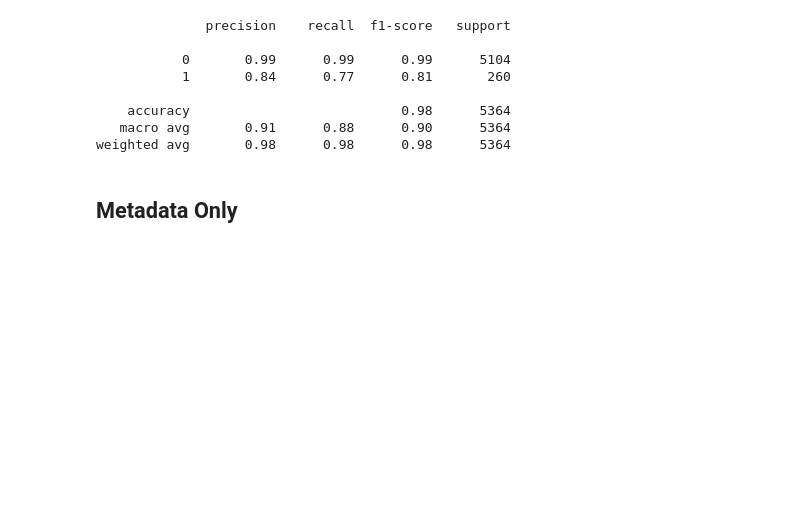
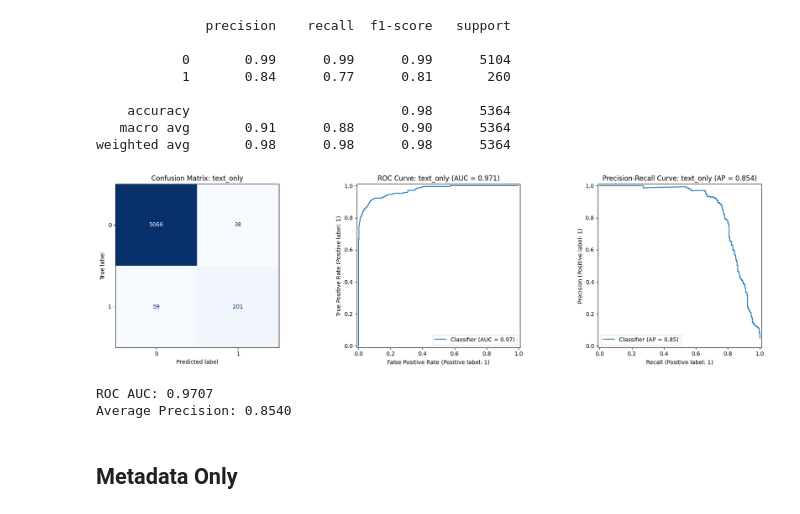
Before and after one commit to IanRPage/PhantomPositions, a Jupyter notebook: src/svm.ipynb, the cells around one changed output. Cells and saved outputs as stored; diff of their text form; code cells hidden in the pictures; blank space fills up the shorter version.

```diff
--- a/src/svm.ipynb
+++ b/src/svm.ipynb
@@ -55,6 +62,12 @@ print(classification_report(Y_test, Y_pred))
     accuracy                           0.98      5364
    macro avg       0.91      0.88      0.90      5364
 weighted avg       0.98      0.98      0.98      5364
+# %%
+visualize(svm, 'text_only', X_test, Y_test, Y_pred)
+# %% [output]
+[figure, added]
+ROC AUC: 0.9707
+Average Precision: 0.8540
 # %% [markdown]
 ## Metadata Only
 # %%
```
Also changed, not shown: parts of 6 cells of this notebook, 1 other file.
